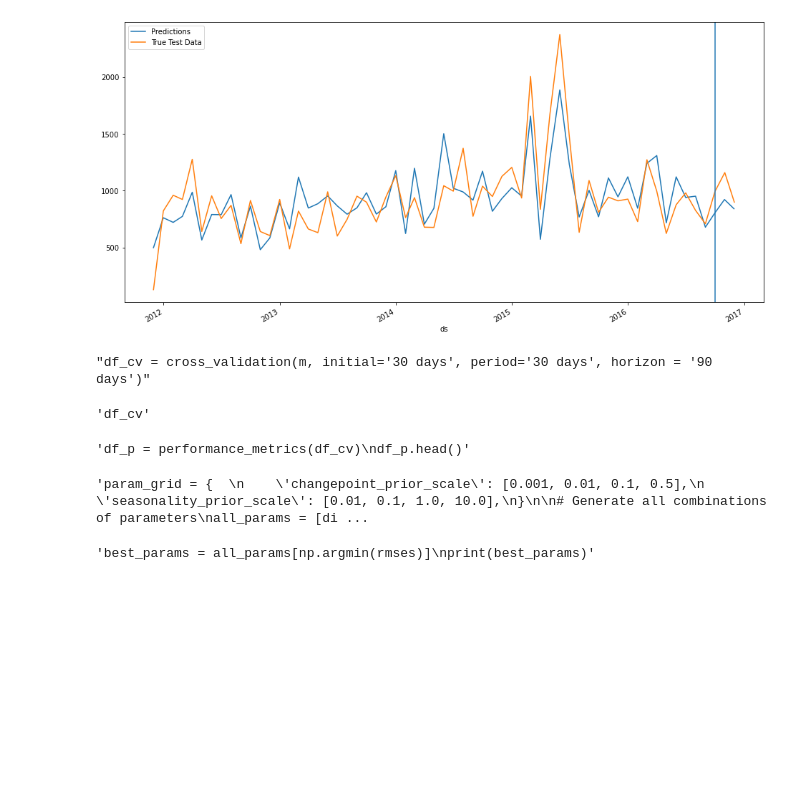
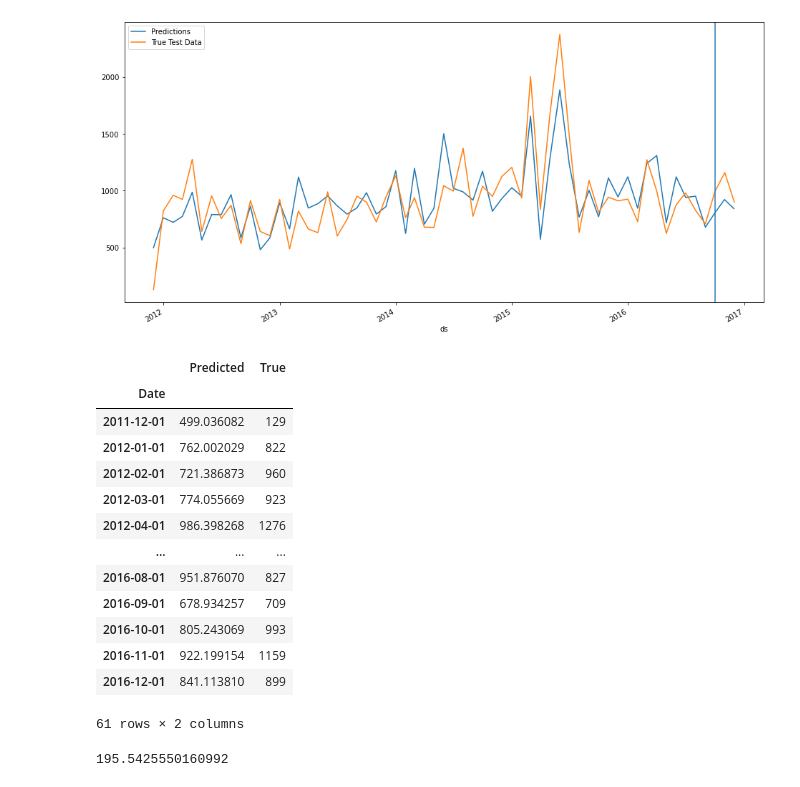
Before and after one commit to Juanszf/Bootcamp_Infnet, a Jupyter notebook: Demand_Forescat_Prophet.ipynb, the cells around one changed output. Drawn from its saved outputs; the diff is of its cells as text; code cells hidden in the pictures; blank space fills up the shorter version.

Commit message:
update prophet

```diff
--- a/Demand_Forescat_Prophet.ipynb
+++ b/Demand_Forescat_Prophet.ipynb
@@ -257,44 +259,30 @@ plt.axvline(x='2016-10-01')
 <matplotlib.lines.Line2D at 0x...>
 [figure]
 [figure]
-# %%
-'''df_cv = cross_validation(m, initial='30 days', period='30 days', horizon = '90 days')'''
-# %% [output]
-"df_cv = cross_validation(m, initial='30 days', period='30 days', horizon = '90 days')"
-# %%
-'''df_cv'''
-# %% [output]
-'df_cv'
-# %%
-'''df_p = performance_metrics(df_cv)
-df_p.head()'''
-# %% [output]
-'df_p = performance_metrics(df_cv)\ndf_p.head()'
-# %%
-'''param_grid = {
-    'changepoint_prior_scale': [0.001, 0.01, 0.1, 0.5],
-    'seasonality_prior_scale': [0.01, 0.1, 1.0, 10.0],
-}
-
-# Generate all combinations of parameters
-all_params = [dict(zip(param_grid.keys(), v)) for v in itertools.product(*param_grid.values())]
-rmses = []  # Store the RMSEs for each params here
-
-# Use cross validation to evaluate all parameters
-for params in all_params:
-    m = Prophet(**params).fit(df)  # Fit model with given params
-    df_cv = cross_validation(m, horizon='90 days', parallel="processes")
-    df_p = performance_metrics(df_cv, rolling_window=1)
-    rmses.append(df_p['rmse'].values[0])
-
-# Find the best parameters
-tuning_results = pd.DataFrame(all_params)
-tuning_results['rmse'] = rmses
-print(tuning_results)'''
-# %% [output]
-'param_grid = {  \n    \'changepoint_prior_scale\': [0.001, 0.01, 0.1, 0.5],\n    \'seasonality_prior_scale\': [0.01, 0.1, 1.0, 10.0],\n}\n\n# Generate all combinations of parameters\nall_params = [di ...
-# %%
-'''best_params = all_params[np.argmin(rmses)]
-print(best_params)'''
-# %% [output]
-'best_params = all_params[np.argmin(rmses)]\nprint(best_params)'
+# %%
+df_metrics = pd.DataFrame()
+df_metrics['Predicted'] =  forecast['yhat']
+df_metrics['True'] = test['y']
+df_metrics['Date'] = test['ds']
+df_metrics.set_index('Date',inplace=True)
+df_metrics
+# %% [output]
+|  | Predicted | True |
+| Date |  |  |
+| 2011-12-01 | 499.036082 | 129 |
+| 2012-01-01 | 762.002029 | 822 |
+| 2012-02-01 | 721.386873 | 960 |
+| 2012-03-01 | 774.055669 | 923 |
+| 2012-04-01 | 986.398268 | 1276 |
+| ... | ... | ... |
+| 2016-08-01 | 951.876070 | 827 |
+| 2016-09-01 | 678.934257 | 709 |
+| 2016-10-01 | 805.243069 | 993 |
+| 2016-11-01 | 922.199154 | 1159 |
+| 2016-12-01 | 841.113810 | 899 |
+61 rows × 2 columns
+# %%
+rmse = sqrt(mean_squared_error(test['y'],forecast['yhat']))
+rmse
+# %% [output]
+195.5425550160992
```
Also changed, not shown: parts of 4 cells of this notebook.
